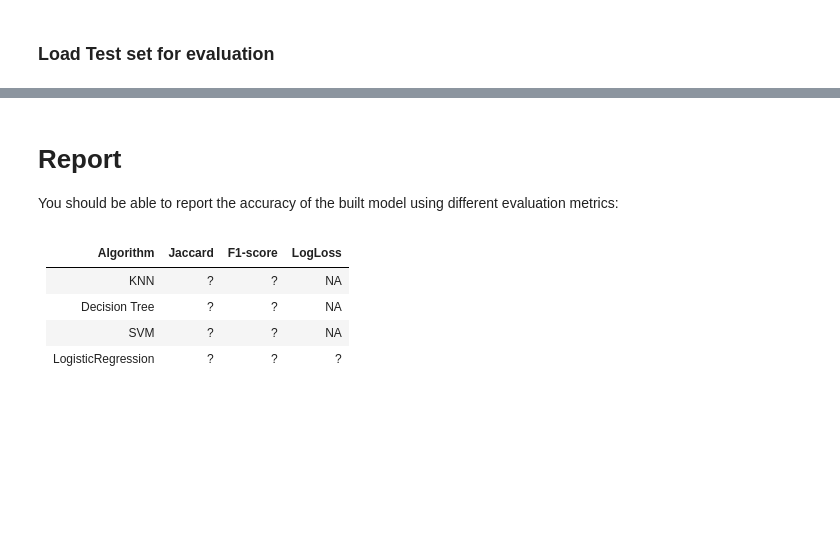
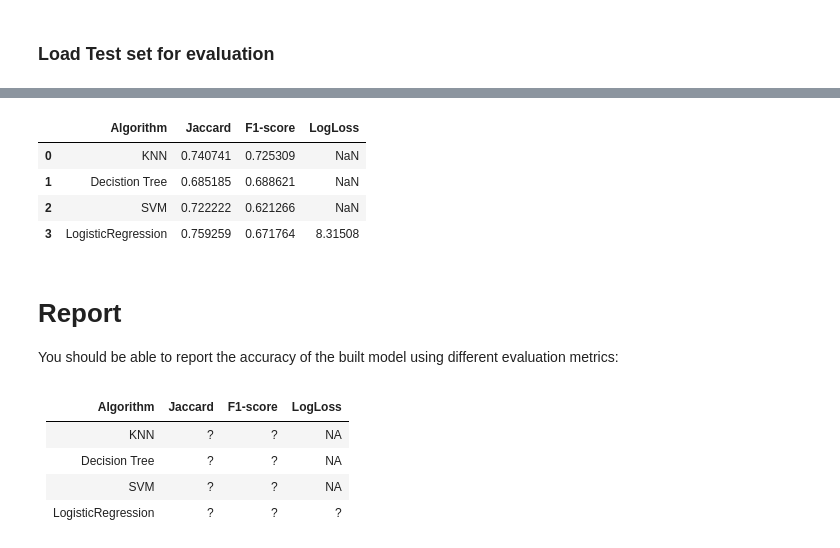
Before and after one commit to MaaniSam/Coursera-ML-Python, a Jupyter notebook: Loan payoff predictor classifier.ipynb, the cells around one changed output, grey strips where cells are left out. Drawn from its saved outputs; the diff is of its cells as text; code cells hidden in the pictures; blank space fills up the shorter version.

```diff
--- a/Loan payoff predictor classifier.ipynb
+++ b/Loan payoff predictor classifier.ipynb
@@ -307,0 +383,7 @@ test_df.head()
+# %%
+KNN_pred = KNN.predict(X_test)
+DT_pred = DT.predict(X_test)
+svm_pred = svm.predict(X_test)
+LR_pred = LR.predict(X_test)
+print("Train set jaccard_similarity_score: ", jaccard_similarity_score(y_test, KNN_pred))
+print("Train set f1_score: ", f1_score(y_test, KNN_pred, average='weighted'))
@@ -307,0 +393,10 @@ test_df.head()
+# %%
+jaccard_score = [jaccard_similarity_score(y_test, KNN_pred),
+                 jaccard_similarity_score(y_test, DT_pred),
+                 jaccard_similarity_score(y_test, svm_pred),
+                 jaccard_similarity_score(y_test, LR_pred)]
+# %%
+F1_score = [f1_score(y_test, KNN_pred, average='weighted'),
+            f1_score(y_test, DT_pred, average='weighted'),
+            f1_score(y_test, svm_pred, average='weighted'),
+            f1_score(y_test, LR_pred, average='weighted')]
@@ -308,3 +415,18 @@ test_df.head()
+# %%
+LR_pred_1 = (LR_pred == 'PAIDOFF')
+y_test_1 = (y_test == 'PAIDOFF')
+Logloss_score = ['NaN','NaN','NaN',log_loss(y_test_1, LR_pred_1)]
+# %%
+df = {'Algorithm': ['KNN', 'Decistion Tree', 'SVM', 'LogisticRegression'], \
+     'Jaccard': jaccard_score, 'F1-score': F1_score, 'LogLoss': Logloss_score}
+df_final = pd.DataFrame(data=df, columns=['Algorithm', 'Jaccard', 'F1-score', 'LogLoss'], index=None)
+df_final
+# %% [output]
+|  | Algorithm | Jaccard | F1-score | LogLoss |
+| 0 | KNN | 0.740741 | 0.725309 | NaN |
+| 1 | Decistion Tree | 0.685185 | 0.688621 | NaN |
+| 2 | SVM | 0.722222 | 0.621266 | NaN |
+| 3 | LogisticRegression | 0.759259 | 0.671764 | 8.31508 |
 # %% [markdown]
 # Report
 You should be able to report the accuracy of the built model using different evaluation metrics:
```
Also changed, not shown: parts of 18 cells of this notebook.
